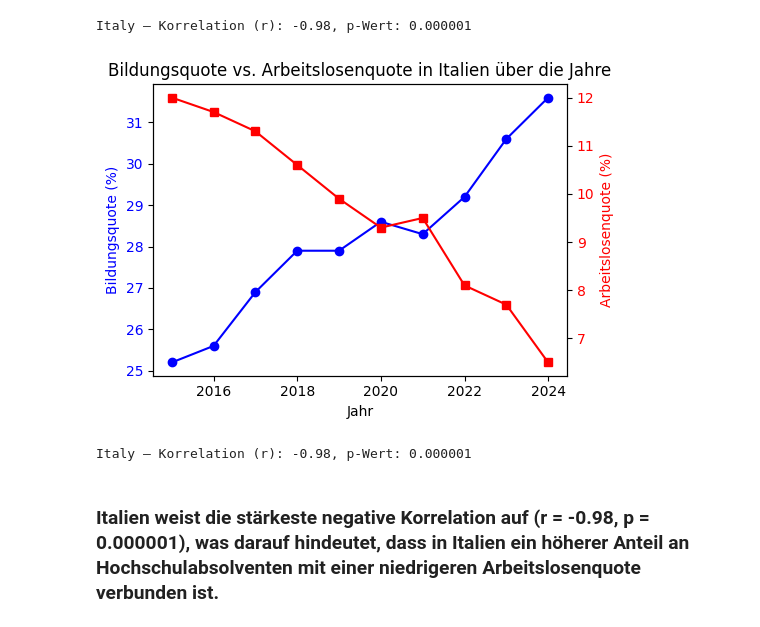
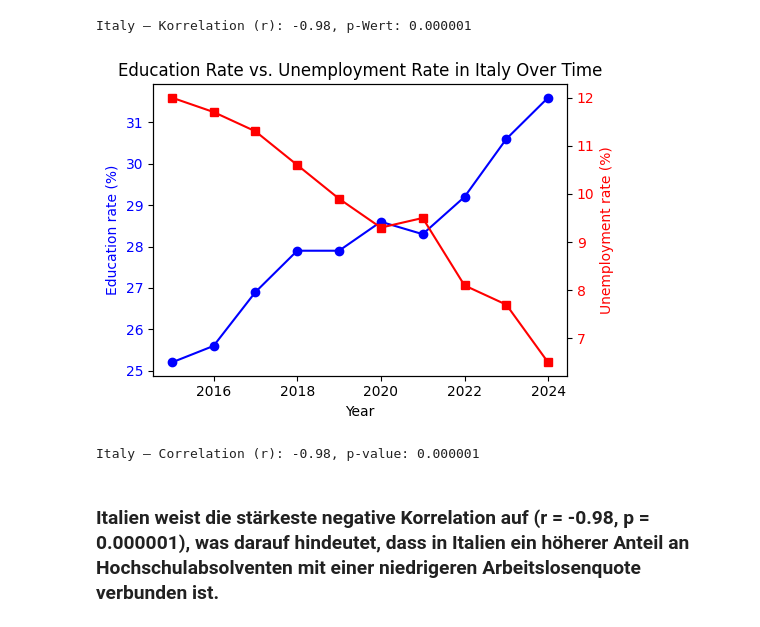
Before and after one commit to Benjamin-Austin/Portfolio_Projekt_18_02_2026, a Jupyter notebook: de2 Projekt fertige Abgabe/Projekt_Baus_3UM_10122025.ipynb, the cells around one changed output. Cells and saved outputs as stored; diff of their text form; code cells hidden in the pictures.

```diff
--- a/de2 Projekt fertige Abgabe/Projekt_Baus_3UM_10122025.ipynb
+++ b/de2 Projekt fertige Abgabe/Projekt_Baus_3UM_10122025.ipynb
@@ -931,42 +936,54 @@ Italy – Korrelation (r): -0.98, p-Wert: 0.000001
 # %%
 import matplotlib.pyplot as plt
 
-# Filtere die Daten für Italien
+# Filter the data for Italy
 data = df[df['country'] == 'Italy']
 
-# Erstelle den Plot (538 x 387 px)
+# Create the plot (538 x 387 px)
 fig, ax1 = plt.subplots(figsize=(5.38, 3.87), dpi=100)
 
-# Erste Y-Achse: Bildungsquote
-ax1.set_xlabel('Jahr')
-ax1.set_ylabel('Bildungsquote (%)', color='blue')
-ax1.plot(data['year'], data['education_rate'],
-         color='blue', marker='o', label='Bildungsquote')
+# First Y-axis: Education rate
+ax1.set_xlabel('Year')
+ax1.set_ylabel('Education rate (%)', color='blue')
+ax1.plot(
+    data['year'],
+    data['education_rate'],
+    color='blue',
+    marker='o',
+    label='Education rate'
+)
 ax1.tick_params(axis='y', labelcolor='blue')
 
-# Zweite Y-Achse: Arbeitslosenquote
+# Second Y-axis: Unemployment rate
 ax2 = ax1.twinx()
-ax2.set_ylabel('Arbeitslosenquote (%)', color='red')
-ax2.plot(data['year'], data['unemployment_rate'],
-         color='red', marker='s', label='Arbeitslosenquote')
+ax2.set_ylabel('Unemployment rate (%)', color='red')
+ax2.plot(
+    data['year'],
+    data['unemployment_rate'],
+    color='red',
+    marker='s',
+    label='Unemployment rate'
+)
 ax2.tick_params(axis='y', labelcolor='red')
 
-# Titel und Layout
-plt.title('Bildungsquote vs. Arbeitslosenquote in Italien über die Jahre')
+# Title and layout
+plt.title('Education Rate vs. Unemployment Rate in Italy Over Time')
 fig.tight_layout()
 
-# Optional: save exactly as 538x387 px
+# Save exactly as 538 x 387 px
 plt.savefig("italy_plot.png", dpi=100)
 
 plt.show()
 
+# Print correlation results
 italy_row = significant_df[significant_df['country'] == 'Italy']
 r = italy_row['correlation'].values[0]
 p = italy_row['p_value'].values[0]
-print(f"Italy – Korrelation (r): {r:.2f}, p-Wert: {p:.6f}")
+
+print(f"Italy – Correlation (r): {r:.2f}, p-value: {p:.6f}")
 # %% [output]
-[figure, old version]
+[figure, new version]
-Italy – Korrelation (r): -0.98, p-Wert: 0.000001
+Italy – Correlation (r): -0.98, p-value: 0.000001
 # %% [markdown]
 ### Italien weist die stärkeste negative Korrelation auf (r = -0.98, p = 0.000001), was darauf hindeutet, dass in Italien ein höherer Anteil an Hochschulabsolventen mit einer niedrigeren Arbeitslosenquote verbunden ist.
 # %%
```
Also changed, not shown: parts of 6 cells of this notebook, 38 other files.
